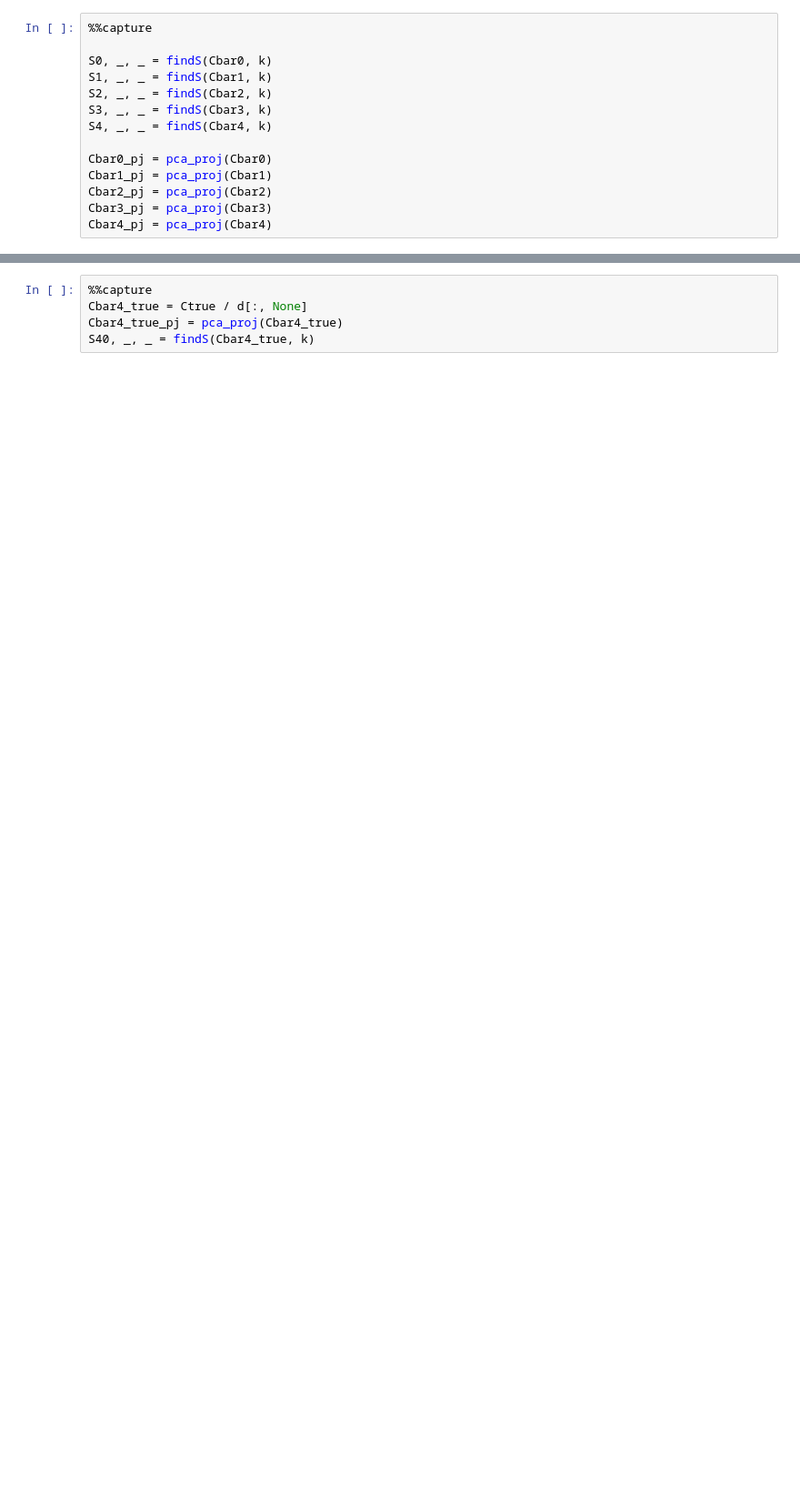
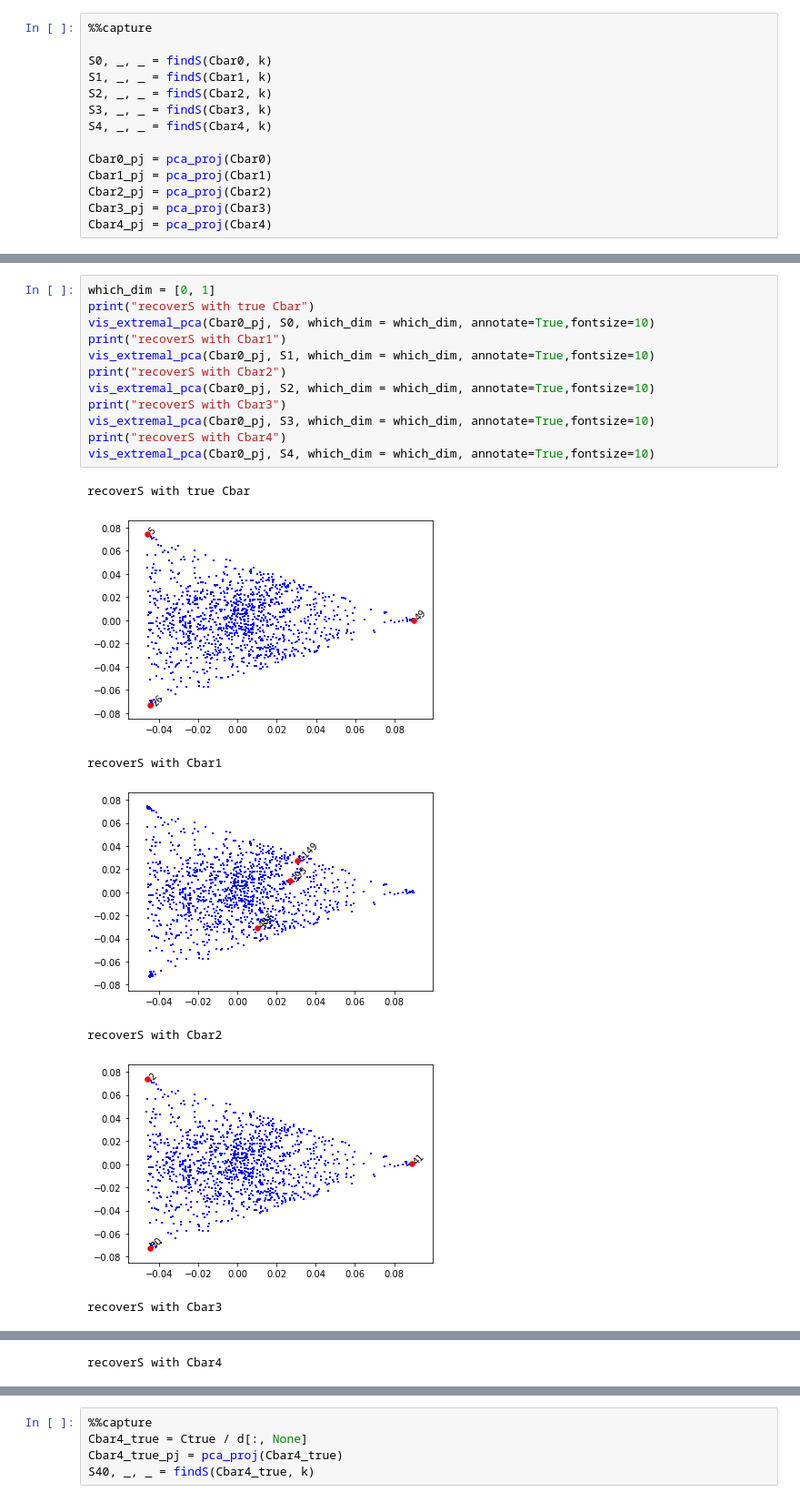
Before and after one commit to zihao12/pyJSMF-RAW, a Jupyter notebook: experiments/scaling_C.ipynb, the cells around one changed output, grey strips where cells are left out. Shown at 91% size. Drawn from its saved outputs; the diff is of its cells as text; blank space fills up the shorter version.

```diff
--- a/experiments/scaling_C.ipynb
+++ b/experiments/scaling_C.ipynb
@@ -89,0 +113,20 @@ Cbar4_pj = pca_proj(Cbar4)
+# %%
+which_dim = [0, 1]
+print("recoverS with true Cbar")
+vis_extremal_pca(Cbar0_pj, S0, which_dim = which_dim, annotate=True,fontsize=10)
+print("recoverS with Cbar1")
+vis_extremal_pca(Cbar0_pj, S1, which_dim = which_dim, annotate=True,fontsize=10)
+print("recoverS with Cbar2")
+vis_extremal_pca(Cbar0_pj, S2, which_dim = which_dim, annotate=True,fontsize=10)
+print("recoverS with Cbar3")
+vis_extremal_pca(Cbar0_pj, S3, which_dim = which_dim, annotate=True,fontsize=10)
+print("recoverS with Cbar4")
+vis_extremal_pca(Cbar0_pj, S4, which_dim = which_dim, annotate=True,fontsize=10)
+# %% [output]
+recoverS with true Cbar
+[figure, added]
+recoverS with Cbar1
+[figure, added]
+recoverS with Cbar2
+[figure, added]
+recoverS with Cbar3
@@ -89,0 +134 @@ Cbar4_pj = pca_proj(Cbar4)
+recoverS with Cbar4
```
Also changed, not shown: parts of 31 cells of this notebook, 1 other file.
